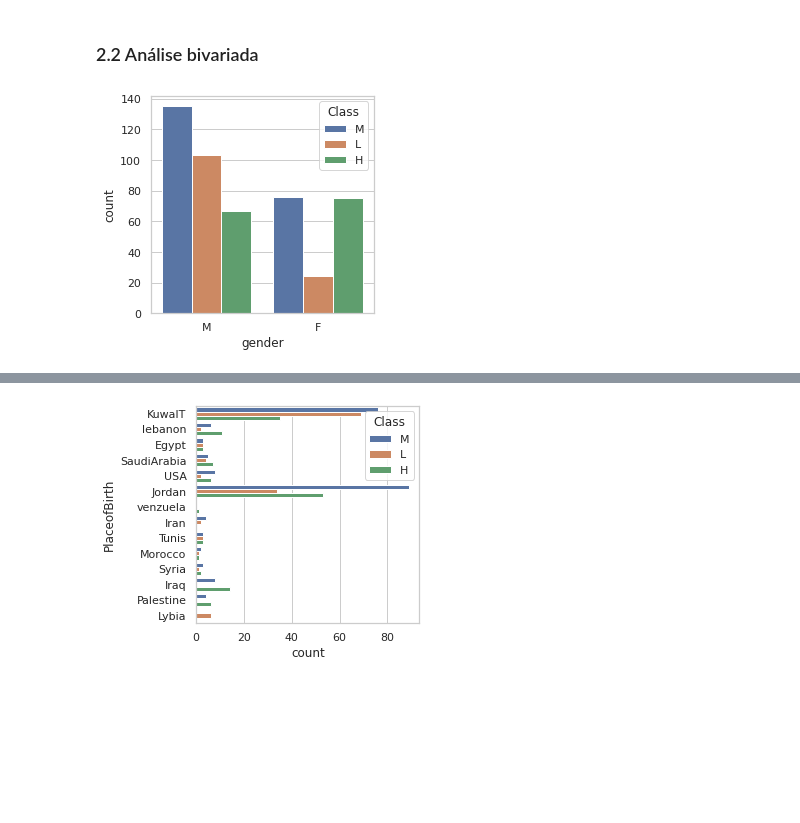
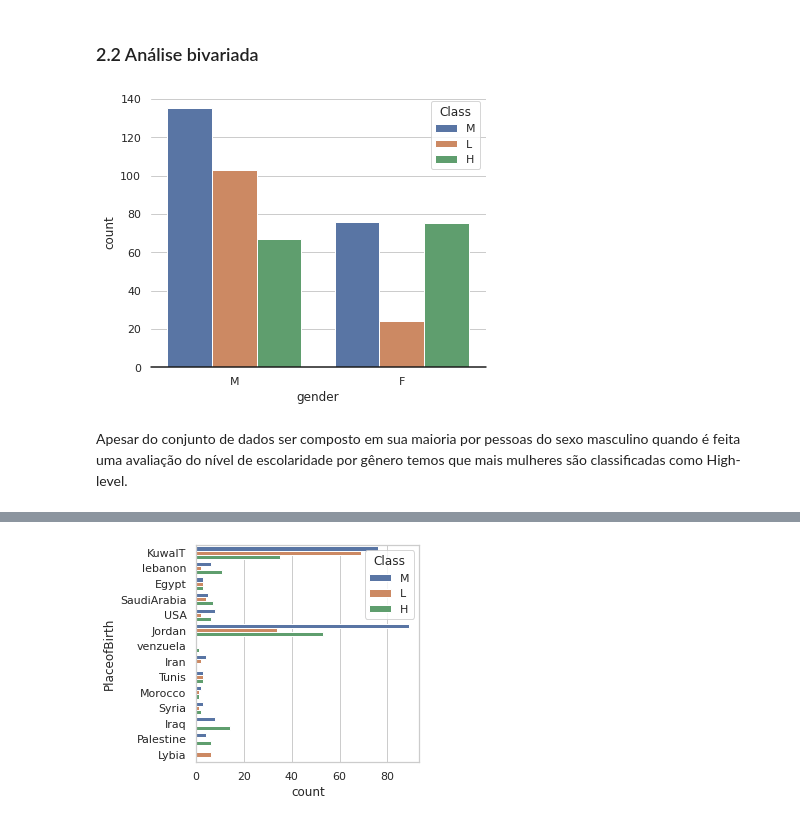
Before and after one commit to atlantico-academy/student-academic-performance, a Jupyter notebook: notebooks/01-exploratory_data_analysis.ipynb, the cells around one changed output, grey strips where cells are left out. Saved outputs shown, nothing was run; the diff lists cells and outputs as text; code cells hidden in the pictures; blank space fills up the shorter version.

```diff
--- a/notebooks/01-exploratory_data_analysis.ipynb
+++ b/notebooks/01-exploratory_data_analysis.ipynb
@@ -366,13 +407,16 @@ Apenas **56.2%** dos responsáveis responderam a pesquisa
 Os alunos foram classificados como **26.5%** no Low-Level, **44.0%** no Middle-Level e **29.6%** no High-Level
 # %% [markdown]
 ### 2.2 Análise bivariada
-# %%
-sns.set(style="whitegrid")
-plt.figure(figsize=(4,4))
-total = float(len(df))
-sns.countplot(x='gender', data = df, hue='Class')
-plt.show()
-# %% [output]
-[figure, removed]
+# %%
+sns.set(style="whitegrid")
+plt.figure(figsize=(6,5))
+ax = sns.countplot(x='gender', data = df, hue='Class')
+ax.set(frame_on=False)
+ax.axhline(0, color="k", clip_on=False)
+plt.show()
+display(Markdown("Apesar do conjunto de dados ser composto em sua maioria por pessoas do sexo masculino quando é feita uma avaliação do nível de escolaridade por gênero temos que mais mulheres são classificadas como High-level."))
+# %% [output]
+[figure, added]
+Apesar do conjunto de dados ser composto em sua maioria por pessoas do sexo masculino quando é feita uma avaliação do nível de escolaridade por gênero temos que mais mulheres são classificadas como High-level.
 # %%
 sns.set(style="whitegrid")
```
Also changed, not shown: parts of 14 cells of this notebook.
